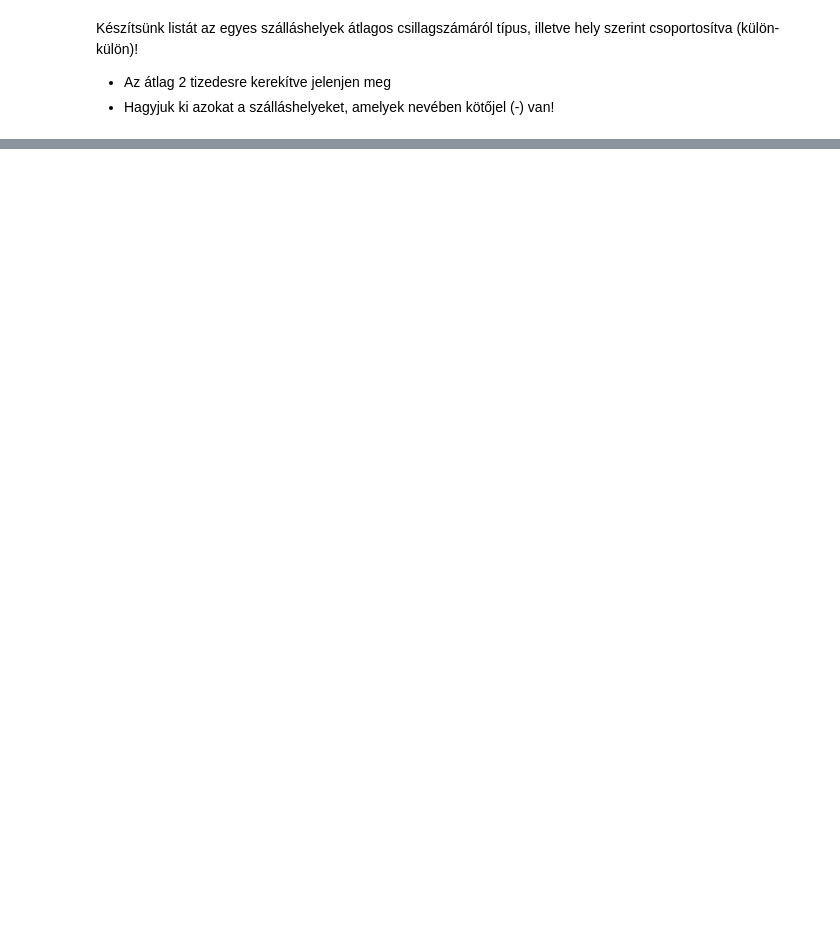
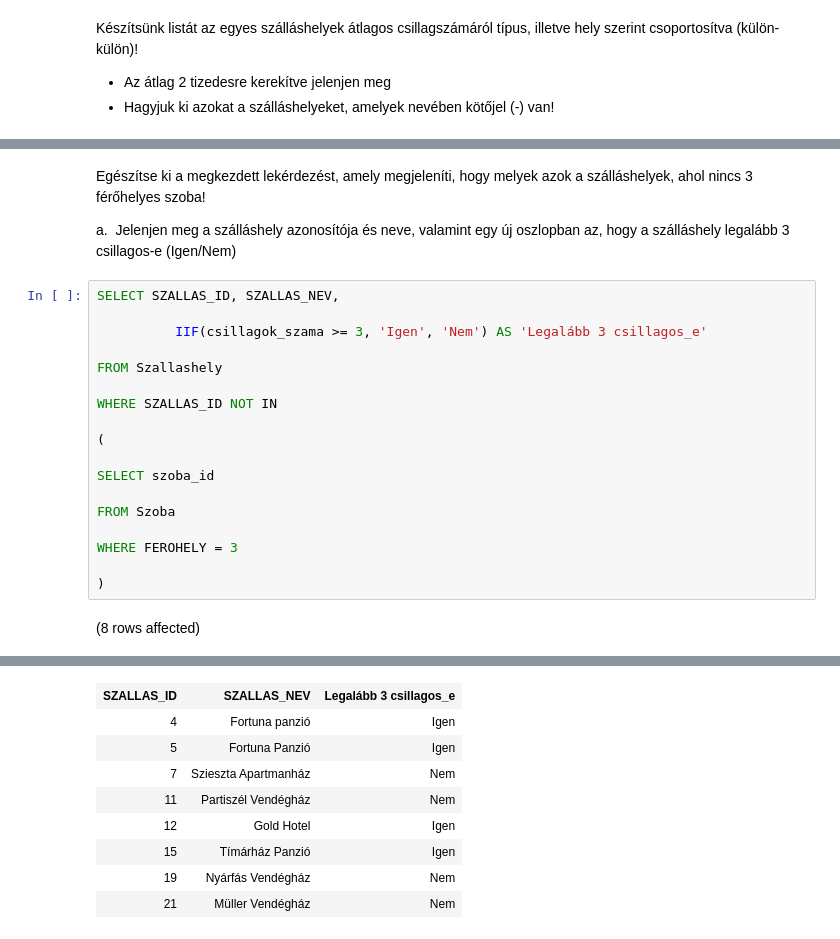
Before and after one commit to AbelKornel/adatbazisok, a Jupyter notebook: zh2.ipynb, the cells around one changed output, grey strips where cells are left out. Drawn from its saved outputs; the diff is of its cells as text; blank space fills up the shorter version.

```diff
--- a/zh2.ipynb
+++ b/zh2.ipynb
@@ -7,0 +56,24 @@ FROM
+# %% [markdown]
+Egészítse ki a megkezdett lekérdezést, amely megjeleníti, hogy melyek azok a szálláshelyek, ahol nincs 3 férőhelyes szoba!
+
+a.  Jelenjen meg a szálláshely azonosítója és neve, valamint egy új oszlopban az, hogy a szálláshely legalább 3 csillagos-e (Igen/Nem)
+# %%
+SELECT SZALLAS_ID, SZALLAS_NEV,
+
+          IIF(csillagok_szama >= 3, 'Igen', 'Nem') AS 'Legalább 3 csillagos_e'
+
+FROM Szallashely
+
+WHERE SZALLAS_ID NOT IN
+
+(
+
+SELECT szoba_id
+
+FROM Szoba
+
+WHERE FEROHELY = 3
+
+)
+# %% [output]
+(8 rows affected)
@@ -7,0 +81,9 @@ FROM
+| SZALLAS_ID | SZALLAS_NEV | Legalább 3 csillagos_e |
+| 4 | Fortuna panzió | Igen |
+| 5 | Fortuna Panzió | Igen |
+| 7 | Szieszta Apartmanház | Nem |
+| 11 | Partiszél Vendégház | Nem |
+| 12 | Gold Hotel | Igen |
+| 15 | Tímárház Panzió | Igen |
+| 19 | Nyárfás Vendégház | Nem |
+| 21 | Müller Vendégház | Nem |
```
Also changed, not shown: parts of 5 cells of this notebook.
